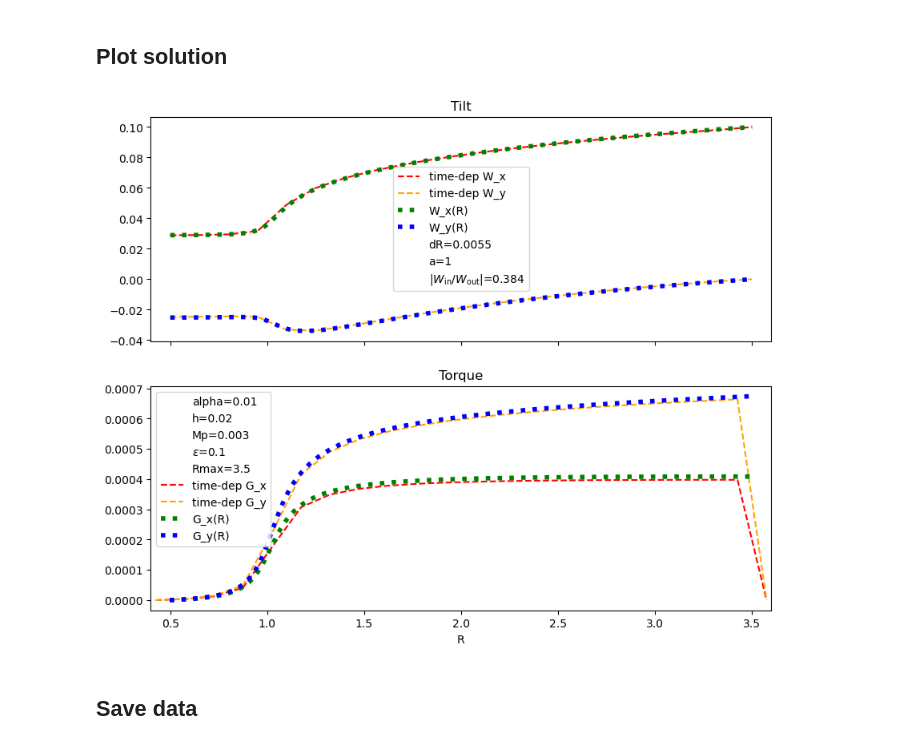
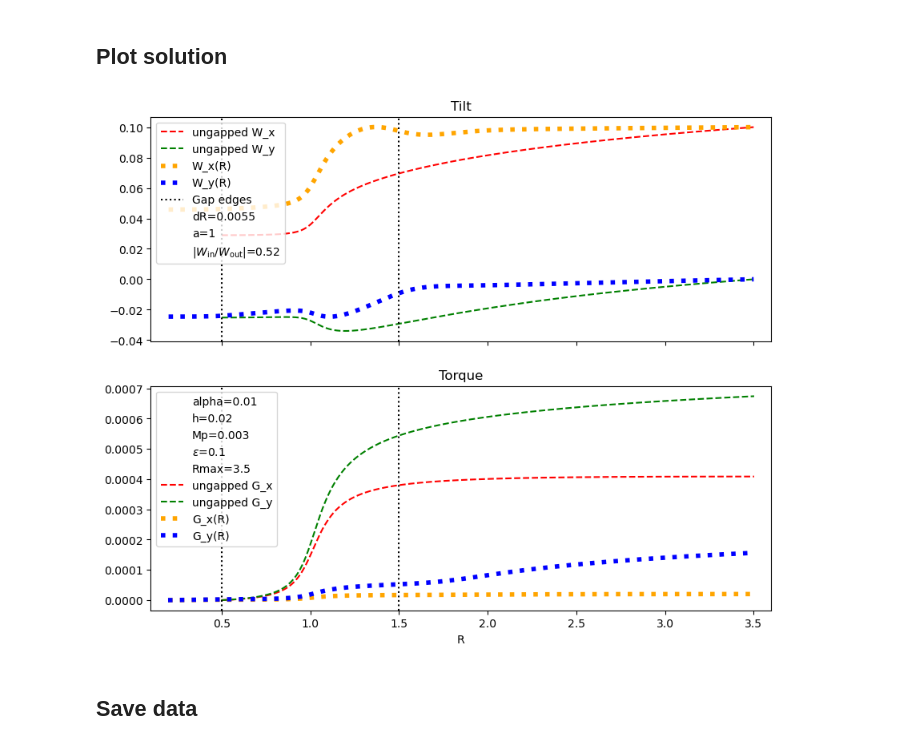
Before and after one commit to Jupiter1994/warped-disks, a Jupyter notebook: reduced-eqs-steady-state.ipynb, the cells around one changed output. Saved outputs shown, nothing was run; the diff lists cells and outputs as text; code cells hidden in the pictures.

```diff
--- a/reduced-eqs-steady-state.ipynb
+++ b/reduced-eqs-steady-state.ipynb
@@ -40,7 +40,7 @@ alpha = 0.01 # 0.1 # 0.019
 Mp, a = 0.003, 1
 
 # toggle disk gap
-use_gap = False
+use_gap = True
 
 # softening term in disk potential; reflects the disk's scale height
 eps = 0.1
@@ -600,7 +600,7 @@ def compute_dWdR(R, G, Mp, a, use_gap, O, K):
 We start from the inner edge and integrate outward.
 # %%
 # spatial domain
-Rmin = 0.5
+Rmin = 0.2
 Rmax = 3.5
 DeltaR = .0055 # 0.03
 num_Rs = (int) ((Rmax - Rmin) / DeltaR) + 1
@@ -669,7 +669,7 @@ DeltaWx = np.round(DeltaWx,3)
 
 # calculate ratio of W_in to W_out
 Win_div_Wout = np.abs(Ws[0] / Ws[-1])
-Win_div_Wout = np.round(Win_div_Wout,3)
+Win_div_Wout_rounded = np.round(Win_div_Wout,3)
 # %% [markdown]
 ## Plot solution
 # %%
@@ -690,10 +705,18 @@ Rs_torque_zhu, Gs_final = np.load(file_path_RG)
 fig, axs = plt.subplots(2, sharex=True, figsize=(10,8))
 fig.set_facecolor("white")
 
-axs[0].plot(Ws_final0.index, Ws_final0.values.real, c="red", ls='--',label="time-dep W_x")
-axs[0].plot(Ws_final0.index, Ws_final0.values.imag, c="orange", ls='--',\
-             label="time-dep W_y")
-axs[0].plot(Rs_warp.real, Ws.real, c="green", ls=':', lw=4, label="W_x(R)")
+if load_zhu_data:
+    axs[0].plot(Ws_final0.index, Ws_final0.values.real, c="red", ls='--',label="time-dep W_x")
+    axs[0].plot(Ws_final0.index, Ws_final0.values.imag, c="orange", ls='--',\
+                 label="time-dep W_y")
+
+if load_ungapped_data:
+    axs[0].plot(RWs_ungapped[0], RWs_ungapped[1].real, c="red", ls='--',\
+                label="ungapped W_x")
+    axs[0].plot(RWs_ungapped[0], RWs_ungapped[1].imag, c="green", ls='--',\
+                label="ungapped W_y")
+
+axs[0].plot(Rs_warp.real, Ws.real, c="orange", ls=':', lw=4, label="W_x(R)")
 axs[0].plot(Rs_warp.real, Ws.imag, c="blue", ls=':', lw=4, label="W_y(R)")
 if use_gap:
     R_a, R_b = 0.5, 1.5
@@ -703,7 +726,7 @@ if use_gap:
 axs[0].scatter([],[], s=0, label="dR="+str(DeltaR))
 axs[0].scatter([],[], s=0, label="a=" + str(a))
 #axs[0].scatter([],[], s=0, label=r"$\Delta W_x/W_\text{out}$=" + str(DeltaWx))
-axs[0].scatter([],[], s=0, label=r"$|W_\text{in}/W_\text{out}|$=" + str(Win_div_Wout))
+axs[0].scatter([],[], s=0, label=r"$|W_\text{in}/W_\text{out}|$=" + str(Win_div_Wout_rounded))
 
 
 axs[1].scatter([],[], s=0, label="alpha=" + str(alpha))
@@ -715,37 +738,44 @@ axs[1].scatter([],[], s=0, label="Rmax=" + str(Rmax))
 
 axs[0].legend()
 axs[0].set_title("Tilt")
 
-axs[1].plot(Rs_torque_zhu, Gs_final.real, c="red", ls='--', label="time-dep G_x")
-axs[1].plot(Rs_torque_zhu, Gs_final.imag, c="orange", ls='--', label="time-dep G_y")
-axs[1].plot(Rs_torque.real, Gs.real, c="green", ls=':', lw=4, label="G_x(R)")
+if load_zhu_data:
+    axs[1].plot(Rs_torque_zhu, Gs_final.real, c="red", ls='--', label="time-dep G_x")
+    axs[1].plot(Rs_torque_zhu, Gs_final.imag, c="orange", ls='--', label="time-dep G_y")
+if load_ungapped_data:
+    axs[1].plot(RGs_ungapped[0], RGs_ungapped[1].real, c="red", ls='--',\
+                label="ungapped G_x")
+    axs[1].plot(RGs_ungapped[0], RGs_ungapped[1].imag, c="green", ls='--',\
+                label="ungapped G_y")
+
+axs[1].plot(Rs_torque.real, Gs.real, c="orange", ls=':', lw=4, label="G_x(R)")
 axs[1].plot(Rs_torque.real, Gs.imag, c="blue", ls=':', lw=4, label="G_y(R)")
 
 #ymin, ymax= min(Ws.imag) - .01, max(Ws.imag) + .01
 if use_gap:
     R_a, R_b = 0.5, 1.5
     axs[1].vlines([R_a,R_b], 0, 1, transform=axs[1].get_xaxis_transform(), \
                   color="black", linestyle=":")#, label="Gap edges")
 
 axs[1].set_xlim(Rmin - 0.1, Rmax + 0.1)
 #axs[1].set_ylim(ymin,ymax)
 
 axs[1].legend()
 axs[1].set_title("Torque")
 
 axs[1].set_xlabel("R")
 
 save_figs = True
 
 if save_figs:
     filepath = "Figures/integ-alpha=" + str(alpha) + \
     ",h=" + str(cs) + ",Mp=" + str(Mp) + ",eps=" +str(eps) +\
         ",Rmax=" + str(Rmax) + ".png"
     plt.savefig(filepath)
 
 plt.show()
 # %% [output]
-[figure, old version]
+[figure, new version]
 # %% [markdown]
 ## Save data
 # %%
```
Also changed, not shown: parts of 1 cell of this notebook, 2 other files.
